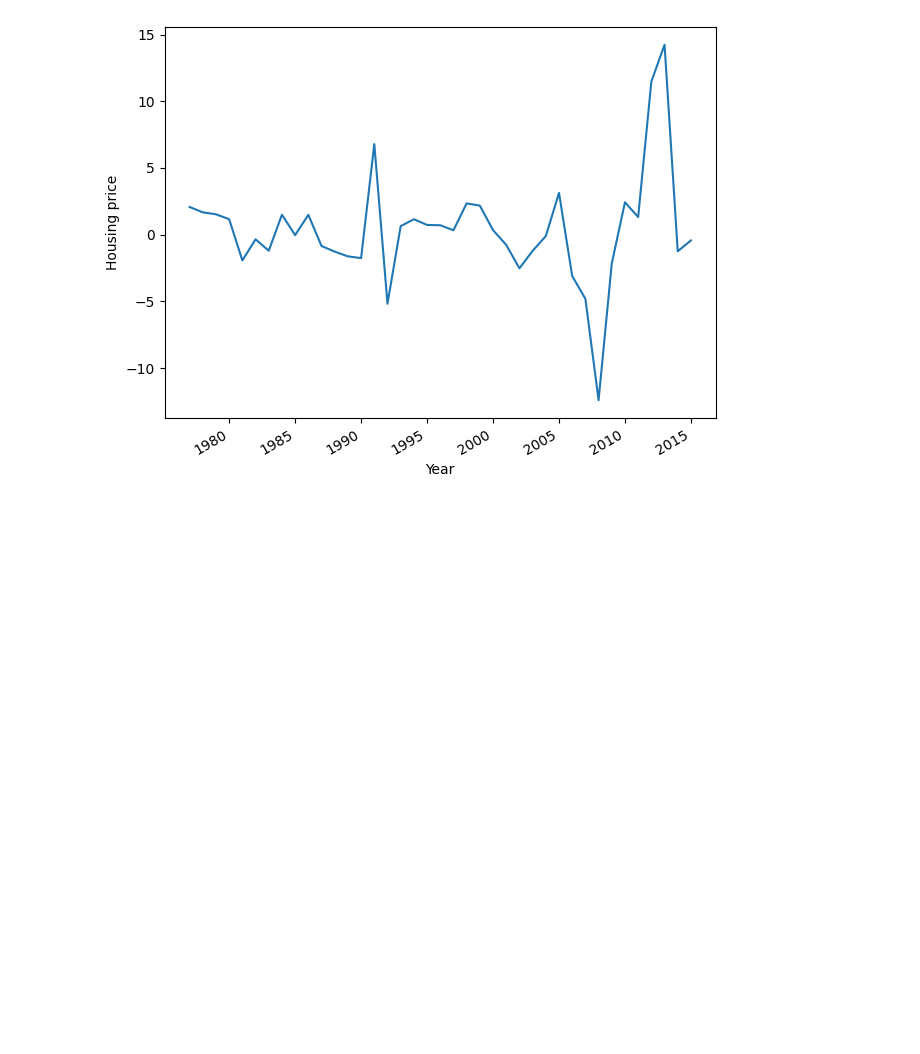
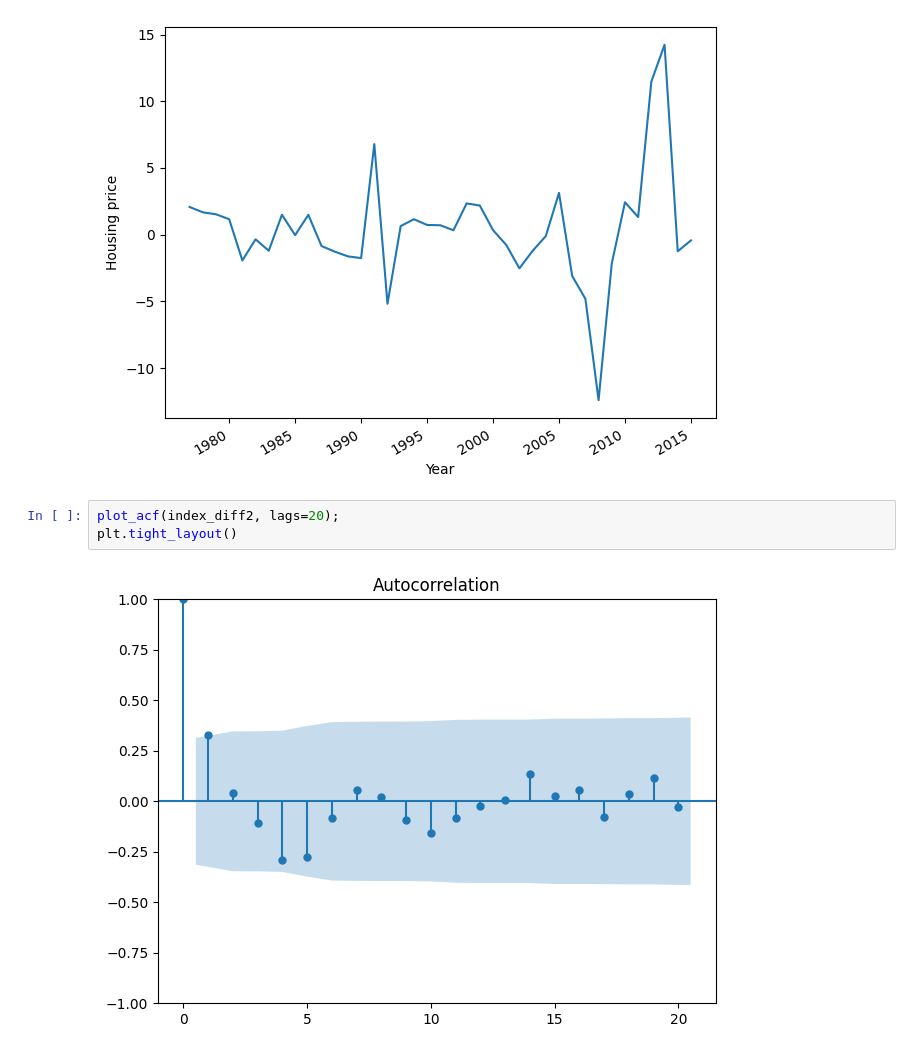
Before and after one commit to ThomasDarrieumerlou/Forecasting-project, a Jupyter notebook: Forcasting.ipynb, the cells around one changed output. Cells and saved outputs as stored; diff of their text form; blank space fills up the shorter version.

```diff
--- a/Forcasting.ipynb
+++ b/Forcasting.ipynb
@@ -88,3 +94,8 @@ fig.autofmt_xdate()
 plt.tight_layout()
 # %% [output]
 [figure]
+# %%
+plot_acf(index_diff2, lags=20);
+plt.tight_layout()
+# %% [output]
+[figure, added]
```
Also changed, not shown: parts of 14 cells of this notebook.
